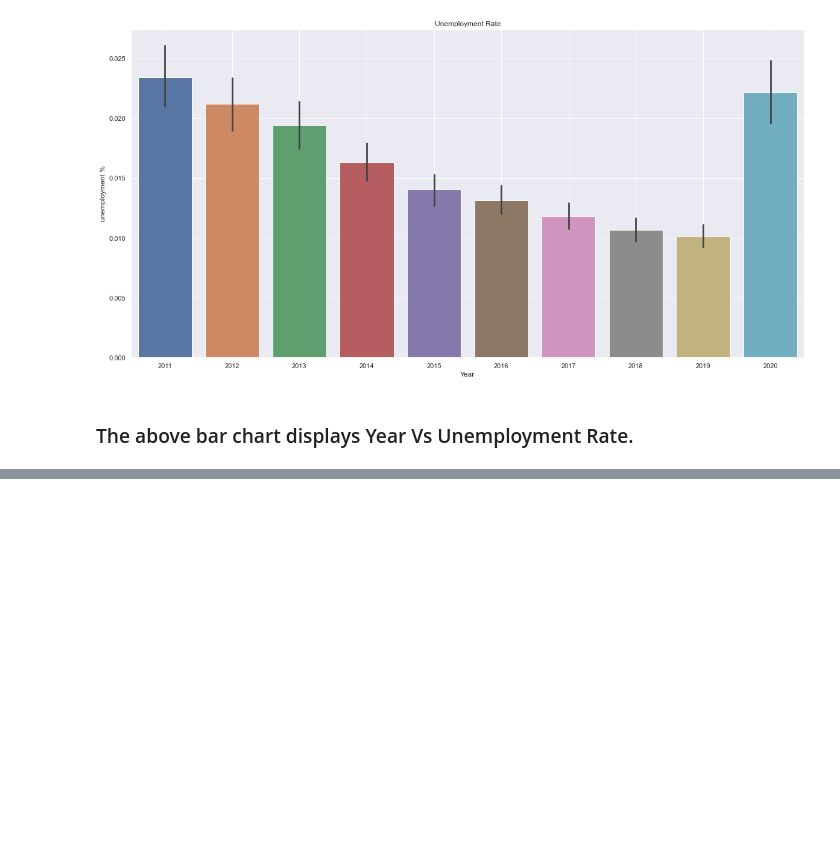
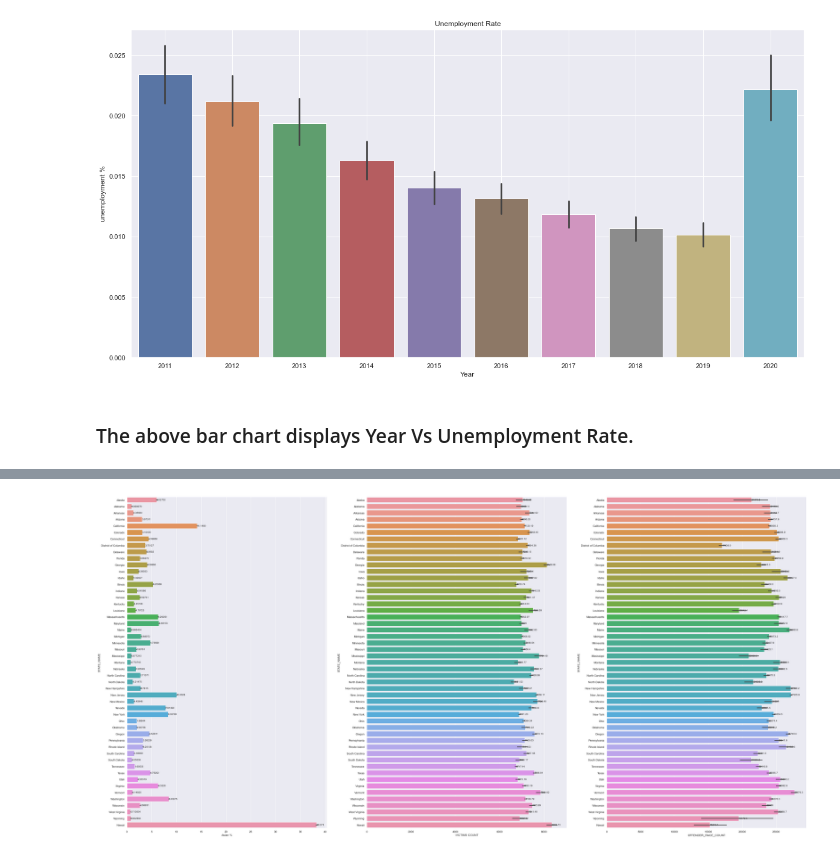
Before and after one commit to riteshrajput/2021Fall_finals, a Jupyter notebook: project.ipynb, the cells around one changed output, grey strips where cells are left out. Cells and saved outputs as stored; diff of their text form; code cells hidden in the pictures; blank space fills up the shorter version.

```diff
--- a/project.ipynb
+++ b/project.ipynb
@@ -129,0 +134,4 @@ hatecrime_population = hatecrime_df.merge(population_df,
+# %%
+hatecrime_population_asian_plot = vis.visualize_hatecrime_population(hatecrime_population, 'asian')
+# %% [output]
+[figure, added]
```
Also changed, not shown: parts of 4 cells of this notebook, 1 other file.
